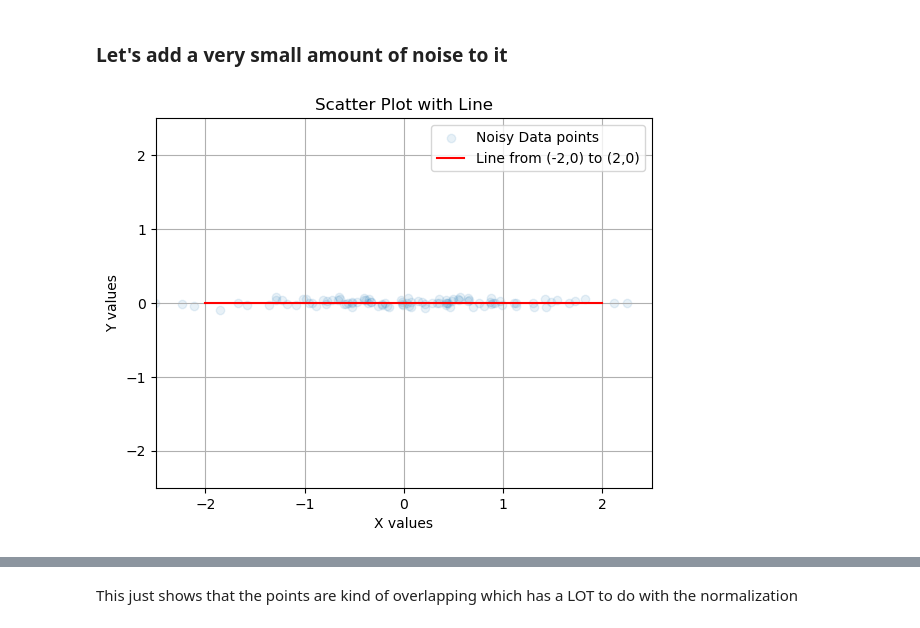
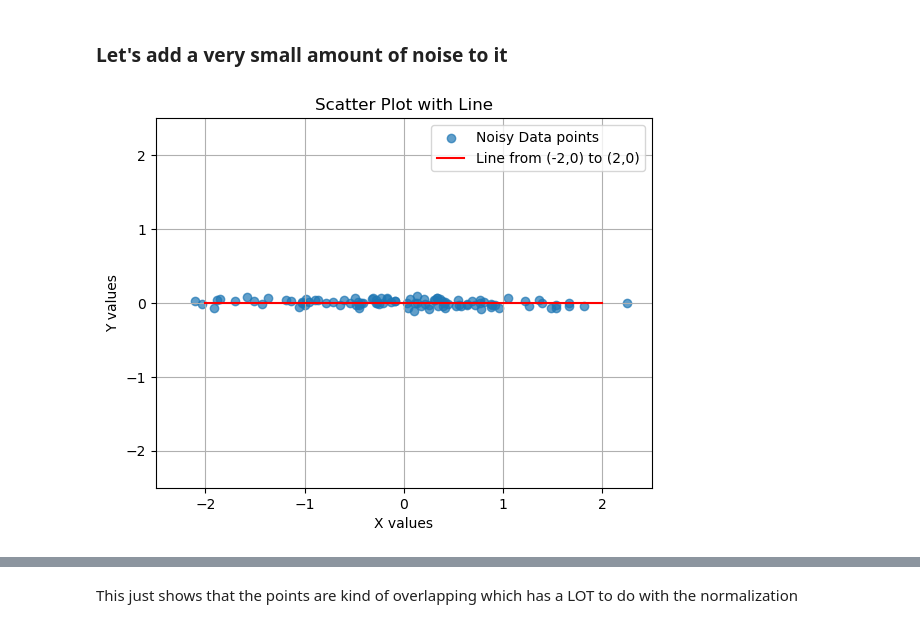
Before and after one commit to moh-C/ML_From_Scratch, a Jupyter notebook: PCAFromScratch.ipynb, the cells around one changed output, grey strips where cells are left out. Saved outputs shown, nothing was run; the diff lists cells and outputs as text; code cells hidden in the pictures.

```diff
--- a/PCAFromScratch.ipynb
+++ b/PCAFromScratch.ipynb
@@ -421,30 +430,30 @@ customPCA2.eigenvalues_, customPCA2.eigenvectors_
 # %%
 y = np.random.randn(100, 1)
 y = (y - y.mean()) / y.std()
 x = np.zeros_like(y)
 x_copy = x
 n = np.random.randn(100, 1) * 0.04
 x += n
 random_data_noisy = np.hstack((y, x))
 
-scatter = plt.scatter(random_data_noisy[:, 0], random_data_noisy[:, 1], label='Noisy Data points', alpha=0.1)
+scatter = plt.scatter(random_data_noisy[:, 0], random_data_noisy[:, 1], label='Noisy Data points', alpha=0.7)
 
 # Add a line between (-2, 0) and (2, 0)
 plt.plot([-2, 2], [0, 0], 'r-', label='Line from (-2,0) to (2,0)')
 
 plt.xlim([-2.5, 2.5])
 plt.ylim([-2.5, 2.5])
 
 plt.title('Scatter Plot with Line')
 plt.xlabel('X values')
 plt.ylabel('Y values')
 
 plt.legend()
 
 plt.grid()
 plt.show()
 # %% [output]
-[figure, old version]
+[figure, new version]
 # %%
 rotated_random_data_noisy = random_data_noisy @ rot_kernel.T
 
```
Also changed, not shown: parts of 13 cells of this notebook.
